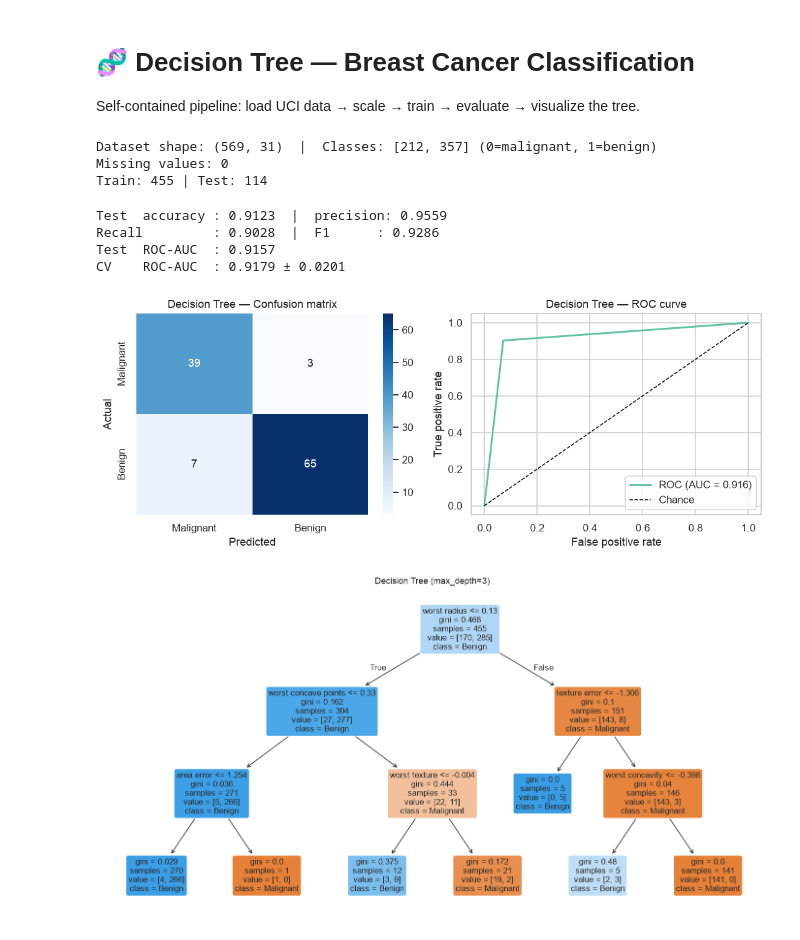
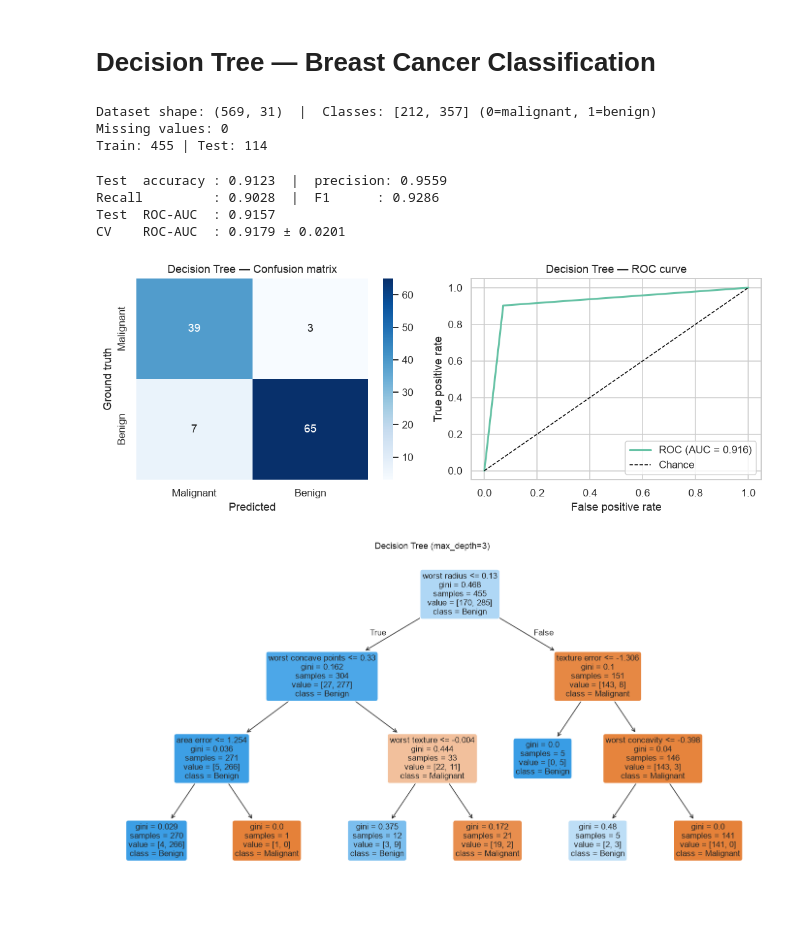
Before and after one commit to shanshanxu94/machine-learning-models, a Jupyter notebook: 07_Decision_Tree.ipynb, the cells around one changed output. Drawn from its saved outputs; the diff is of its cells as text; code cells hidden in the pictures.

```diff
--- a/07_Decision_Tree.ipynb
+++ b/07_Decision_Tree.ipynb
@@ -1,4 +1,3 @@
 # %% [markdown]
-# 🧬 Decision Tree — Breast Cancer Classification
-Self-contained pipeline: load UCI data → scale → train → evaluate → visualize the tree.
+# Decision Tree — Breast Cancer Classification
 # %%
@@ -48,9 +46,9 @@ Dataset shape: (569, 31)  |  Classes: [212, 357] (0=malignant, 1=benign)
 Missing values: 0
 Train: 455 | Test: 114
 # %%
-# ============================================================
+
 # Train Decision Tree & evaluate
-# ============================================================
+
 from sklearn.tree import DecisionTreeClassifier
 model = DecisionTreeClassifier(random_state=42)
 model.fit(X_train_sc, y_train)
@@ -61,33 +59,33 @@ acc  = accuracy_score(y_test, y_pred)
 prec = precision_score(y_test, y_pred)
 rec  = recall_score(y_test, y_pred)
 f1   = f1_score(y_test, y_pred)
 fpr, tpr, _ = roc_curve(y_test, y_prob)
 roc_auc = auc(fpr, tpr)
 cv_scores = cross_val_score(model, X_train_sc, y_train,
                             cv=StratifiedKFold(5, shuffle=True, random_state=42),
                             scoring="roc_auc")
 
 print(f"Test  accuracy : {acc:.4f}  |  precision: {prec:.4f}")
 print(f"Recall         : {rec:.4f}  |  F1      : {f1:.4f}")
 print(f"Test  ROC-AUC  : {roc_auc:.4f}")
 print(f"CV    ROC-AUC  : {cv_scores.mean():.4f} ± {cv_scores.std():.4f}")
 
 fig, axes = plt.subplots(1, 2, figsize=(10, 4))
 cm = confusion_matrix(y_test, y_pred)
 sns.heatmap(cm, annot=True, fmt="d", cmap="Blues", ax=axes[0],
             xticklabels=["Malignant", "Benign"], yticklabels=["Malignant", "Benign"])
 axes[0].set_title("Decision Tree — Confusion matrix")
-axes[0].set_xlabel("Predicted"); axes[0].set_ylabel("Actual")
+axes[0].set_xlabel("Predicted"); axes[0].set_ylabel("Ground truth")
 axes[1].plot(fpr, tpr, lw=2, label=f"ROC (AUC = {roc_auc:.3f})")
 axes[1].plot([0, 1], [0, 1], "k--", lw=1, label="Chance")
 axes[1].set_xlabel("False positive rate"); axes[1].set_ylabel("True positive rate")
 axes[1].set_title("Decision Tree — ROC curve")
 axes[1].legend(loc="lower right")
 plt.tight_layout(); plt.show()
 # %% [output]
 Test  accuracy : 0.9123  |  precision: 0.9559
 Recall         : 0.9028  |  F1      : 0.9286
 Test  ROC-AUC  : 0.9157
 CV    ROC-AUC  : 0.9179 ± 0.0201
-[figure, old version]
+[figure, new version]
 # %%
```
Also changed, not shown: parts of 2 cells of this notebook.
